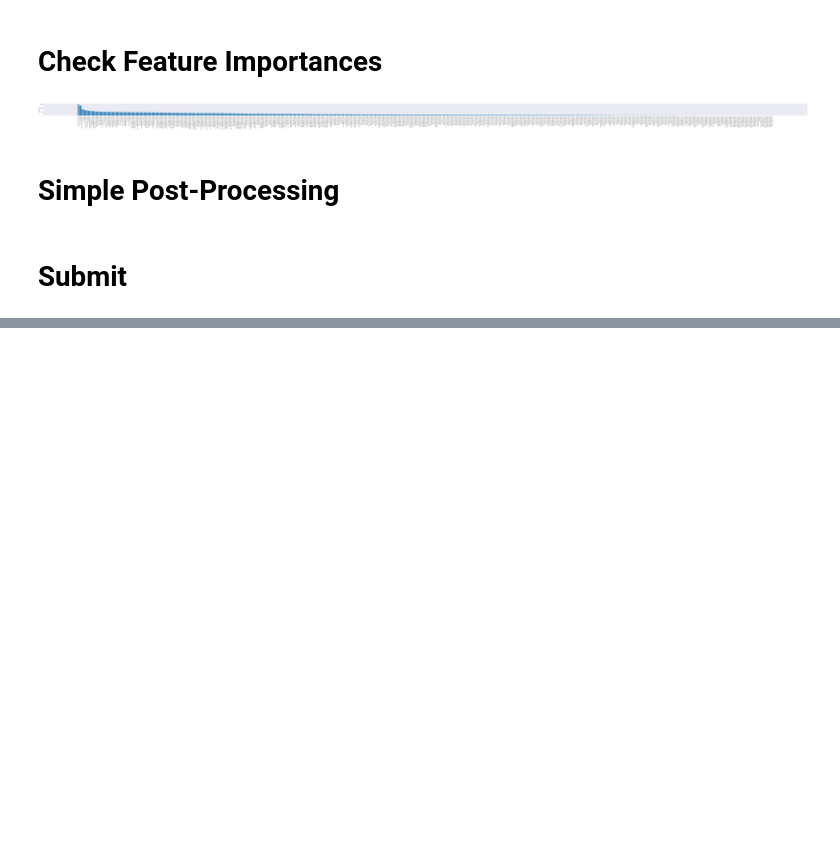
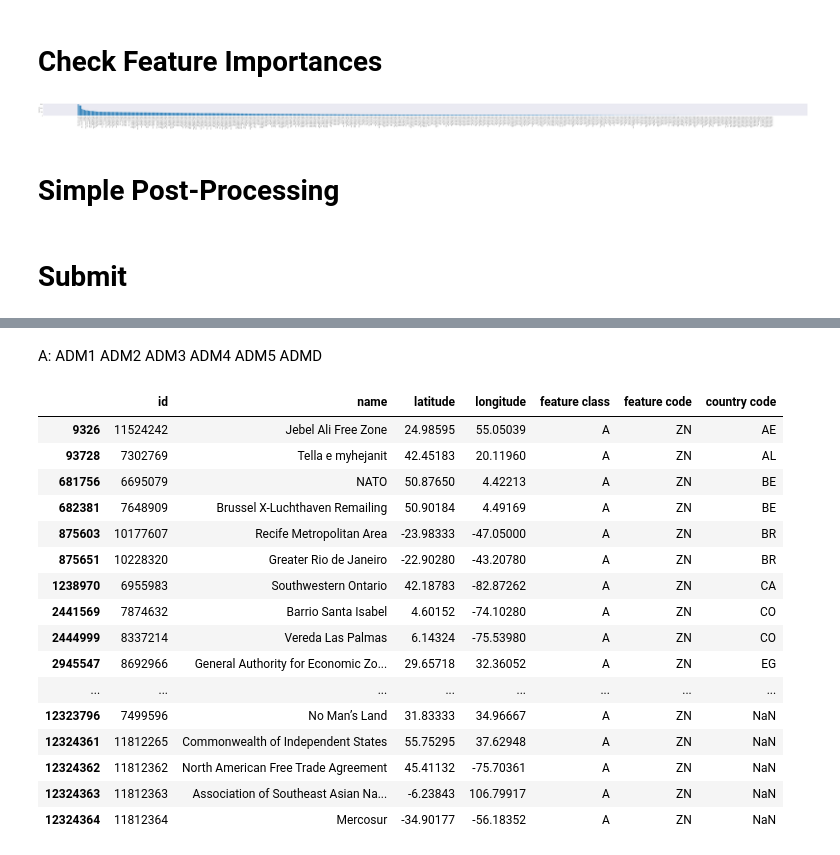
Before and after one commit to beatwad/foursqare, a Jupyter notebook: foursquare_eda_train_inf.ipynb, the cells around one changed output, grey strips where cells are left out. Cells and saved outputs as stored; diff of their text form; code cells hidden in the pictures; blank space fills up the shorter version.

```diff
--- a/foursquare_eda_train_inf.ipynb
+++ b/foursquare_eda_train_inf.ipynb
@@ -776,3 +852,7 @@ ssub.head()
 - how to handle missing data https://www.kaggle.com/code/parulpandey/a-guide-to-handling-missing-values-in-python
 - does sorting of categories make sense?
 - mean/median/std encode features
+# %%
+ad = pd.read_csv('allCountries.txt', on_bad_lines='skip', sep='\t', names=['id', 'name', 'asciiname', 'alternatenames', 'latitude', 'longitude', 'feature class', 'feature code', 'country code', 'cc2', 'admin1 code', 'admin2 code', 'admin3 code', 'admin4 code', 'population', 'elevation', 'dem', 'timezone', 'date'])
+ad.drop(['asciiname', 'alternatenames', 'cc2', 'admin1 code', 'admin2 code', 'admin3 code', 'admin4 code', 'elevation', 'timezone', 'date', 'population', 'dem'], axis=1, inplace=True)
+ad.head()
@@ -778,0 +866,28 @@ ssub.head()
+# %% [markdown]
+A:
+ADM1
+ADM2
+ADM3
+ADM4
+ADM5
+ADMD
+# %%
+ad[(ad['feature class'] == 'A') & (ad['feature code'] == 'ZN')]
+# %% [output]
+|  | id | name | latitude | longitude | feature class | feature code | country code |
+| 9326 | 11524242 | Jebel Ali Free Zone | 24.98595 | 55.05039 | A | ZN | AE |
+| 93728 | 7302769 | Tella e myhejanit | 42.45183 | 20.11960 | A | ZN | AL |
+| 681756 | 6695079 | NATO | 50.87650 | 4.42213 | A | ZN | BE |
+| 682381 | 7648909 | Brussel X-Luchthaven Remailing | 50.90184 | 4.49169 | A | ZN | BE |
+| 875603 | 10177607 | Recife Metropolitan Area | -23.98333 | -47.05000 | A | ZN | BR |
+| 875651 | 10228320 | Greater Rio de Janeiro | -22.90280 | -43.20780 | A | ZN | BR |
+| 1238970 | 6955983 | Southwestern Ontario | 42.18783 | -82.87262 | A | ZN | CA |
+| 2441569 | 7874632 | Barrio Santa Isabel | 4.60152 | -74.10280 | A | ZN | CO |
+| 2444999 | 8337214 | Vereda Las Palmas | 6.14324 | -75.53980 | A | ZN | CO |
+| 2945547 | 8692966 | General Authority for Economic Zo... | 29.65718 | 32.36052 | A | ZN | EG |
+| ... | ... | ... | ... | ... | ... | ... | ... |
+| 12323796 | 7499596 | No Man’s Land | 31.83333 | 34.96667 | A | ZN | NaN |
+| 12324361 | 11812265 | Commonwealth of Independent States | 55.75295 | 37.62948 | A | ZN | NaN |
+| 12324362 | 11812362 | North American Free Trade Agreement | 45.41132 | -75.70361 | A | ZN | NaN |
+| 12324363 | 11812363 | Association of Southeast Asian Na... | -6.23843 | 106.79917 | A | ZN | NaN |
+| 12324364 | 11812364 | Mercosur | -34.90177 | -56.18352 | A | ZN | NaN |
```
Also changed, not shown: parts of 9 cells of this notebook.
